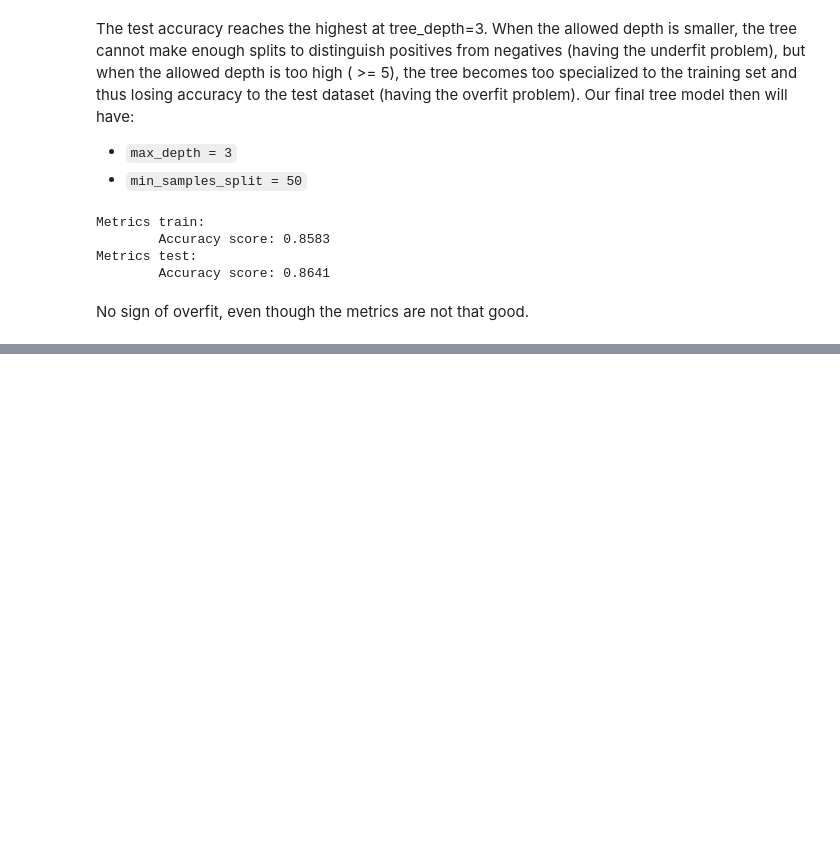
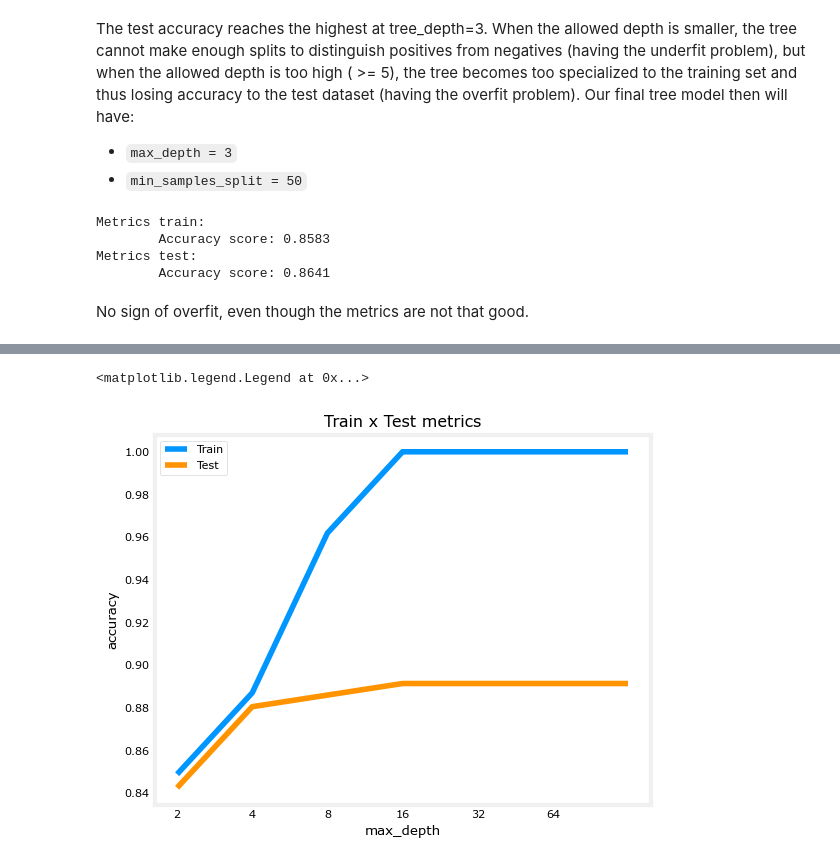
Before and after one commit to OoFa99/Machine-Learning-Specialization, a Jupyter notebook: C2_Advanced Learning Algorithms/Week4/C2_W4_Lab02_Tree_Ensemble.ipynb, the cells around one changed output, grey strips where cells are left out. Saved outputs shown, nothing was run; the diff lists cells and outputs as text; code cells hidden in the pictures; blank space fills up the shorter version.

```diff
--- a/C2_Advanced Learning Algorithms/Week4/C2_W4_Lab02_Tree_Ensemble.ipynb
+++ b/C2_Advanced Learning Algorithms/Week4/C2_W4_Lab02_Tree_Ensemble.ipynb
@@ -253,0 +298,28 @@ No sign of overfit, even though the metrics are not that good.
+# %%
+accuracy_list_train = []
+accuracy_list_test = []
+for max_depth in max_depth_list:
+    # You can fit the model at the same time you define it, because the fit function returns the fitted estimator.
+    model = RandomForestClassifier(max_depth = max_depth,
+                                   random_state = RANDOM_STATE).fit(X_train, y_train)
+
+    predictions_train = model.predict(X_train) # The predicted values for the train dataset
+    predictions_test = model.predict(X_test) # The predicted values for the test dataset
+
+    accuracy_train = accuracy_score(predictions_train, y_train)
+    accuracy_test = accuracy_score(predictions_test, y_test)
+
+    accuracy_list_train.append(accuracy_train)
+    accuracy_list_test.append(accuracy_test)
+
+
+plt.title('Train x Test metrics')
+plt.xlabel('max_depth')
+plt.ylabel('accuracy')
+plt.xticks(ticks = range(len(max_depth_list )),labels=max_depth_list)
+plt.plot(accuracy_list_train)
+plt.plot(accuracy_list_test)
+plt.legend(['Train','Test'])
+# %% [output]
+<matplotlib.legend.Legend at 0x...>
+[figure, added]
```
Also changed, not shown: parts of 8 cells of this notebook.
